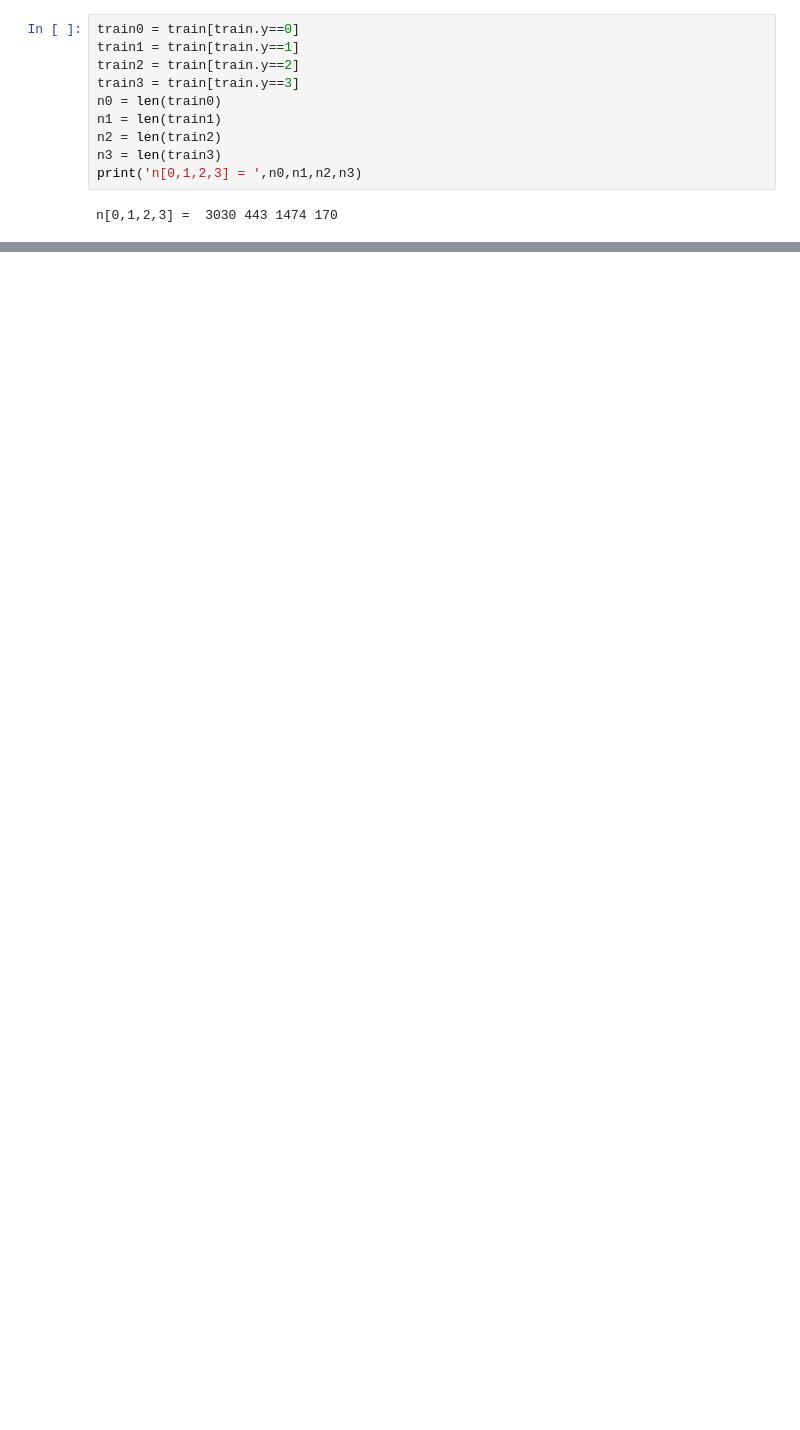
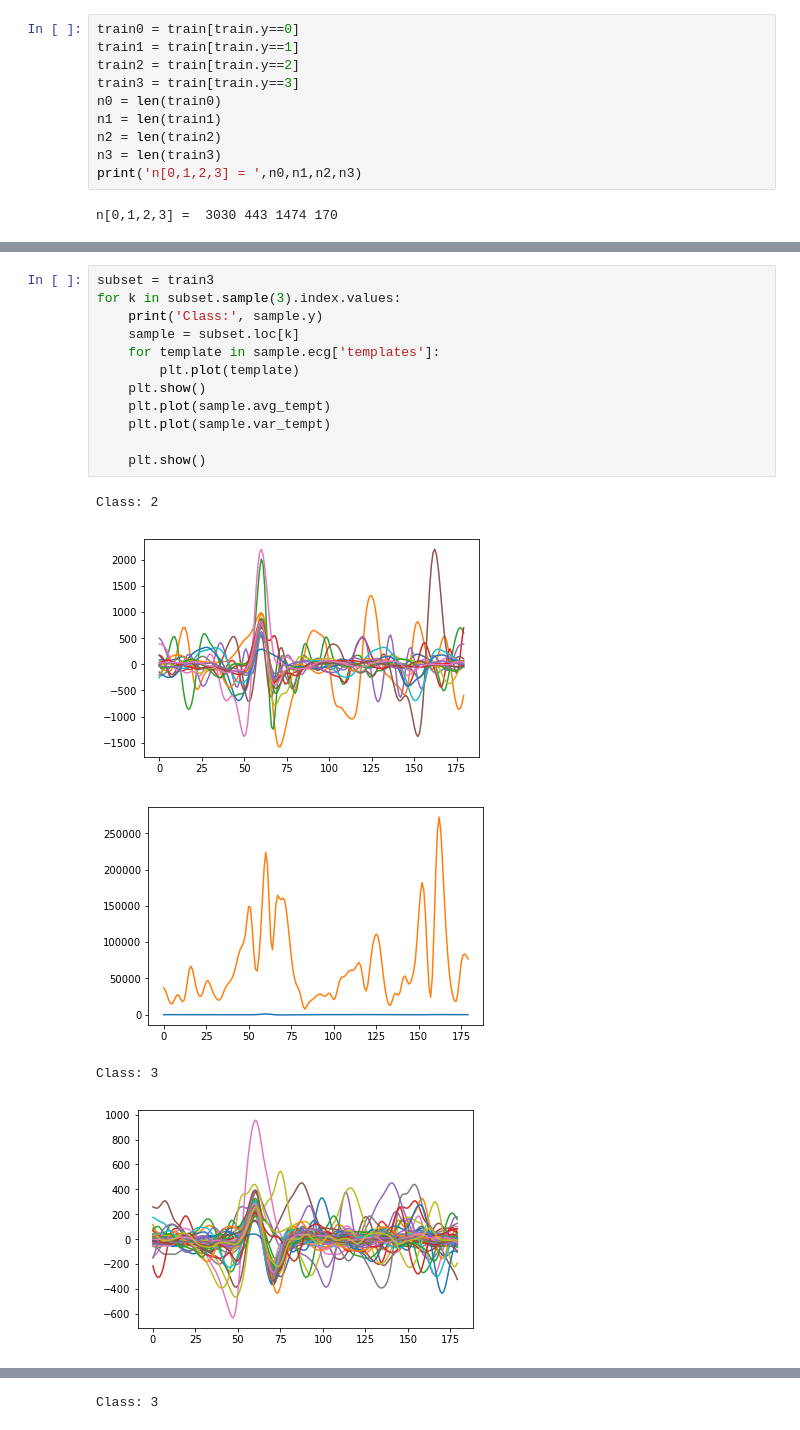
Before and after one commit to sebgiles/ethz-advanced-machine-learning, a Jupyter notebook: Tasks/task3/seb1.ipynb, the cells around one changed output, grey strips where cells are left out. Saved outputs shown, nothing was run; the diff lists cells and outputs as text; blank space fills up the shorter version.

```diff
--- a/Tasks/task3/seb1.ipynb
+++ b/Tasks/task3/seb1.ipynb
@@ -97,0 +107,18 @@ plt.show()
+# %%
+subset = train3
+for k in subset.sample(3).index.values:
+    print('Class:', sample.y)
+    sample = subset.loc[k]
+    for template in sample.ecg['templates']:
+        plt.plot(template)
+    plt.show()
+    plt.plot(sample.avg_tempt)
+    plt.plot(sample.var_tempt)
+
+    plt.show()
+# %% [output]
+Class: 2
+[figure, added]
+[figure, added]
+Class: 3
+[figure, added]
@@ -97,0 +126 @@ plt.show()
+Class: 3
```
Also changed, not shown: parts of 13 cells of this notebook.
